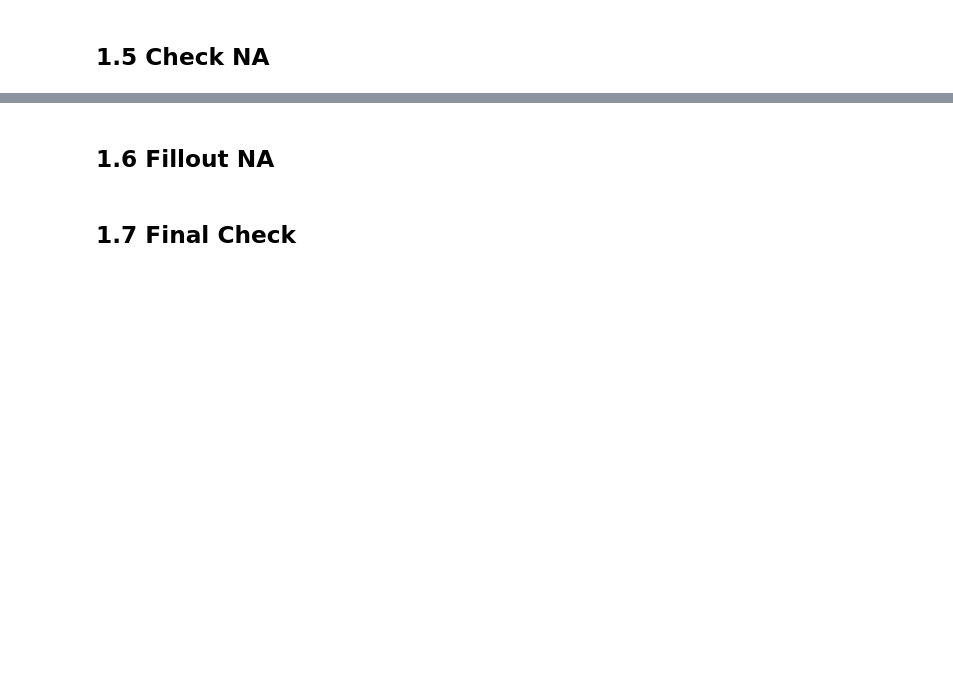
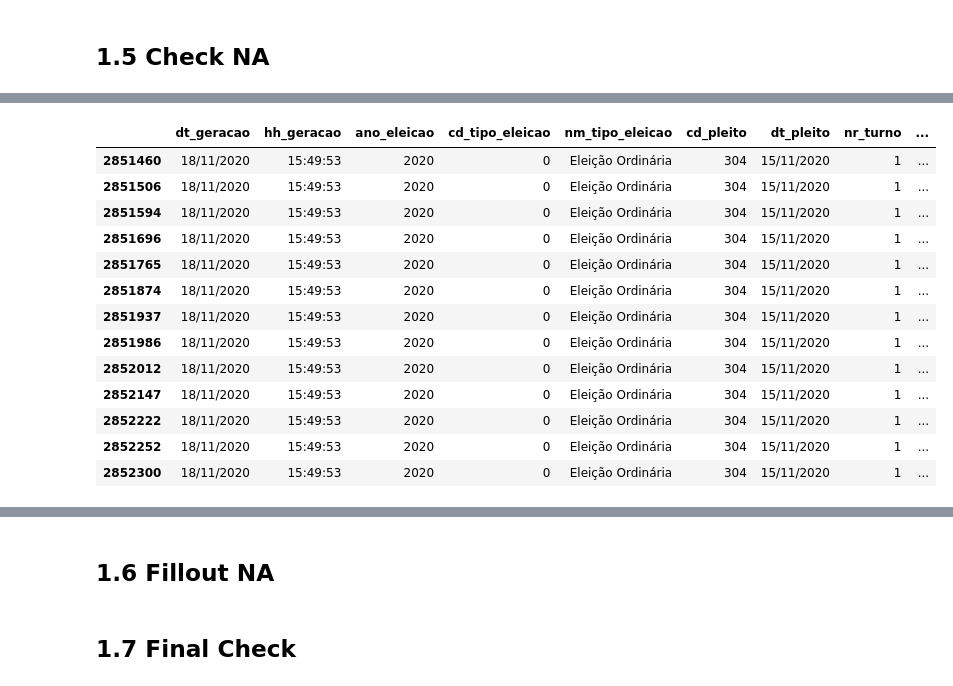
Before and after one commit to luishmq/case_renova_br, a Jupyter notebook: case_notebook.ipynb, the cells around one changed output, grey strips where cells are left out. Drawn from its saved outputs; the diff is of its cells as text; code cells hidden in the pictures; blank space fills up the shorter version.

```diff
--- a/case_notebook.ipynb
+++ b/case_notebook.ipynb
@@ -309 +309,19 @@ nr_turma_apuradora               0
 dtype: int64
+# %%
+# Análise das linhas contendo NaN (13)
+df_results[df_results['nm_votavel'].isna()]
+# %% [output]
+|  | dt_geracao | hh_geracao | ano_eleicao | cd_tipo_eleicao | nm_tipo_eleicao | cd_pleito | dt_pleito | nr_turno | ... |
+| 2851460 | 18/11/2020 | 15:49:53 | 2020 | 0 | Eleição Ordinária | 304 | 15/11/2020 | 1 | ... |
+| 2851506 | 18/11/2020 | 15:49:53 | 2020 | 0 | Eleição Ordinária | 304 | 15/11/2020 | 1 | ... |
+| 2851594 | 18/11/2020 | 15:49:53 | 2020 | 0 | Eleição Ordinária | 304 | 15/11/2020 | 1 | ... |
+| 2851696 | 18/11/2020 | 15:49:53 | 2020 | 0 | Eleição Ordinária | 304 | 15/11/2020 | 1 | ... |
+| 2851765 | 18/11/2020 | 15:49:53 | 2020 | 0 | Eleição Ordinária | 304 | 15/11/2020 | 1 | ... |
+| 2851874 | 18/11/2020 | 15:49:53 | 2020 | 0 | Eleição Ordinária | 304 | 15/11/2020 | 1 | ... |
+| 2851937 | 18/11/2020 | 15:49:53 | 2020 | 0 | Eleição Ordinária | 304 | 15/11/2020 | 1 | ... |
+| 2851986 | 18/11/2020 | 15:49:53 | 2020 | 0 | Eleição Ordinária | 304 | 15/11/2020 | 1 | ... |
+| 2852012 | 18/11/2020 | 15:49:53 | 2020 | 0 | Eleição Ordinária | 304 | 15/11/2020 | 1 | ... |
+| 2852147 | 18/11/2020 | 15:49:53 | 2020 | 0 | Eleição Ordinária | 304 | 15/11/2020 | 1 | ... |
+| 2852222 | 18/11/2020 | 15:49:53 | 2020 | 0 | Eleição Ordinária | 304 | 15/11/2020 | 1 | ... |
+| 2852252 | 18/11/2020 | 15:49:53 | 2020 | 0 | Eleição Ordinária | 304 | 15/11/2020 | 1 | ... |
+| 2852300 | 18/11/2020 | 15:49:53 | 2020 | 0 | Eleição Ordinária | 304 | 15/11/2020 | 1 | ... |
```
Also changed, not shown: parts of 48 cells of this notebook.
